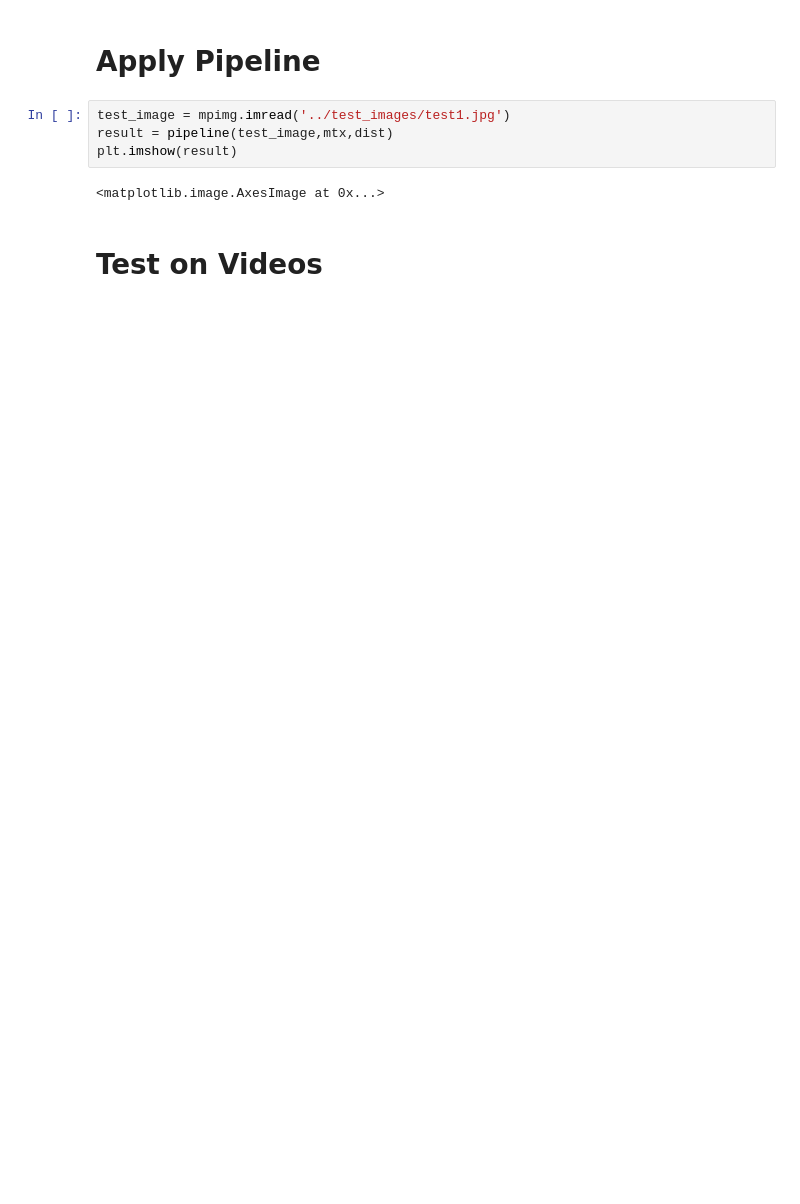
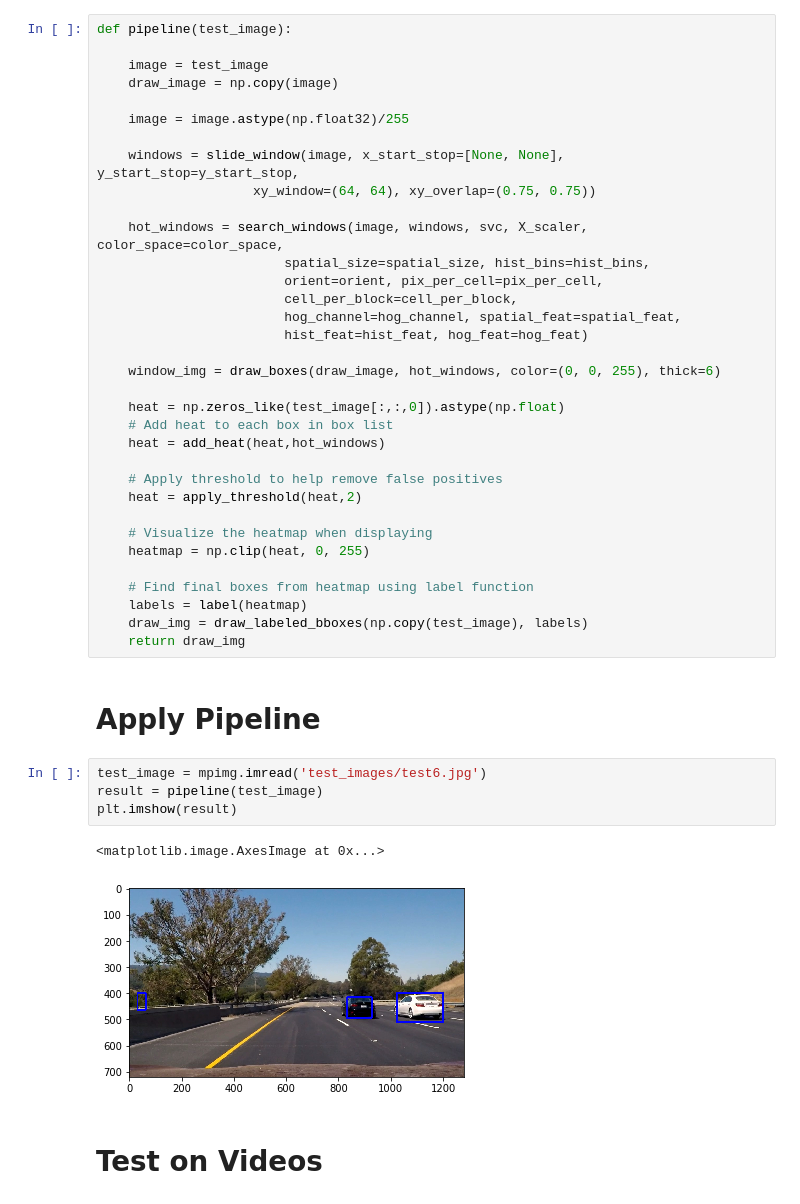
Before and after one commit to kotaroh/SelfDriving_CarND-Vehicle-Detection, a Jupyter notebook: output.ipynb, the cells around one changed output. Drawn from its saved outputs; the diff is of its cells as text; blank space fills up the shorter version.

```diff
--- a/output.ipynb
+++ b/output.ipynb
@@ -892,11 +678,46 @@ def pipeline(test_image,mtx,dist):
+# %%
+def pipeline(test_image):
+
+    image = test_image
+    draw_image = np.copy(image)
+
+    image = image.astype(np.float32)/255
+
+    windows = slide_window(image, x_start_stop=[None, None], y_start_stop=y_start_stop,
+                    xy_window=(64, 64), xy_overlap=(0.75, 0.75))
+
+    hot_windows = search_windows(image, windows, svc, X_scaler, color_space=color_space,
+                        spatial_size=spatial_size, hist_bins=hist_bins,
+                        orient=orient, pix_per_cell=pix_per_cell,
+                        cell_per_block=cell_per_block,
+                        hog_channel=hog_channel, spatial_feat=spatial_feat,
+                        hist_feat=hist_feat, hog_feat=hog_feat)
+
+    window_img = draw_boxes(draw_image, hot_windows, color=(0, 0, 255), thick=6)
+
+    heat = np.zeros_like(test_image[:,:,0]).astype(np.float)
+    # Add heat to each box in box list
+    heat = add_heat(heat,hot_windows)
+
+    # Apply threshold to help remove false positives
+    heat = apply_threshold(heat,2)
+
+    # Visualize the heatmap when displaying
+    heatmap = np.clip(heat, 0, 255)
+
+    # Find final boxes from heatmap using label function
+    labels = label(heatmap)
+    draw_img = draw_labeled_bboxes(np.copy(test_image), labels)
+    return draw_img
 # %% [markdown]
 # Apply Pipeline
 # %%
-test_image = mpimg.imread('../test_images/test1.jpg')
-result = pipeline(test_image,mtx,dist)
+test_image = mpimg.imread('test_images/test6.jpg')
+result = pipeline(test_image)
 plt.imshow(result)
 # %% [output]
 <matplotlib.image.AxesImage at 0x...>
+[figure, added]
 # %% [markdown]
 # Test on Videos
 # %%
```
Also changed, not shown: parts of 19 cells of this notebook.
